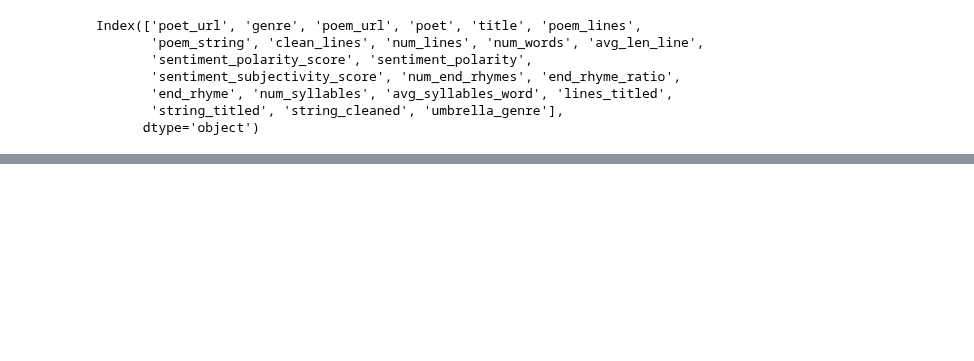
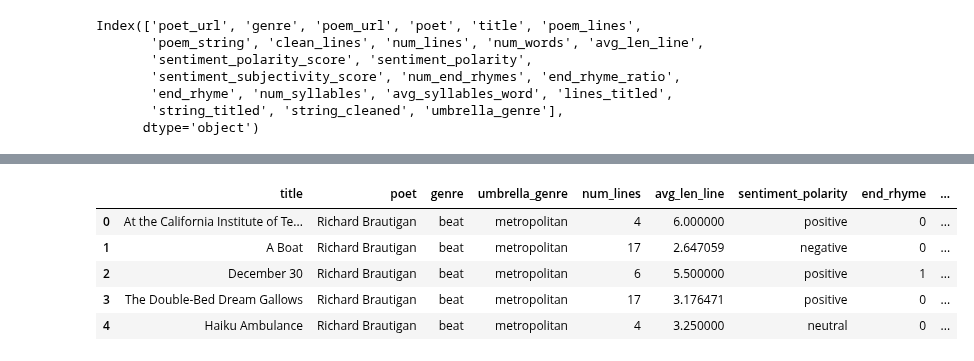
Before and after one commit to p-szymo/poetry_genre_classifier, a Jupyter notebook: 05_recommendation_system.ipynb, the cells around one changed output, grey strips where cells are left out. Saved outputs shown, nothing was run; the diff lists cells and outputs as text; code cells hidden in the pictures; blank space fills up the shorter version.

```diff
--- a/05_recommendation_system.ipynb
+++ b/05_recommendation_system.ipynb
@@ -76,19 +72,0 @@ df.reset_index(drop=True, inplace=True)
-# %%
-from surprise import Dataset
-from surprise import Reader
-
-# This is the same data that was plotted for similarity earlier
-# with one new user "E" who has rated only movie 1
-ratings_dict = {
-    "item": [1, 2, 1, 2, 1, 2, 1, 2, 1],
-    "user": ['A', 'A', 'B', 'B', 'C', 'C', 'D', 'D', 'E'],
-    "rating": [1, 2, 2, 4, 2.5, 4, 4.5, 5, 3],
-}
-
-df = pd.DataFrame(ratings_dict)
-reader = Reader(rating_scale=(1, 5))
-
-# Loads Pandas dataframe
-data = Dataset.load_from_df(df[["user", "item", "rating"]], reader)
-# Loads the builtin Movielens-100k data
-movielens = Dataset.load_builtin('ml-100k')
@@ -169,3 +72,0 @@ len(genre_ids)
-# %%
-row = [iname, ipassword, iemail]
-df.loc[len(df)] = row
@@ -284,0 +85,18 @@ df_ratings_umbrella
+# %%
+# drop poems in 'other' umbrella genre
+df = df[df.umbrella_genre != 'other']
+
+# take necessary columns
+df = df[['title', 'poet', 'genre', 'umbrella_genre', 'num_lines', 'avg_len_line', 'sentiment_polarity',
+         'end_rhyme', 'poem_url', 'string_titled']]
+
+# reset the index
+df.reset_index(drop=True, inplace=True)
+# %%
+# uncomment to save
+with gzip.open('data/poetry_rec_system.pkl', 'wb') as goodbye:
+    pickle.dump(df, goodbye, protocol=pickle.HIGHEST_PROTOCOL)
+
+# uncomment to load
+with gzip.open('data/poetry_rec_system.pkl', 'rb') as hello:
+    df = pickle.load(hello)
@@ -284,0 +116,9 @@ df_ratings_umbrella
+# %%
+df.head()
+# %% [output]
+|  | title | poet | genre | umbrella_genre | num_lines | avg_len_line | sentiment_polarity | end_rhyme | ... |
+| 0 | At the California Institute of Te... | Richard Brautigan | beat | metropolitan | 4 | 6.000000 | positive | 0 | ... |
+| 1 | A Boat | Richard Brautigan | beat | metropolitan | 17 | 2.647059 | negative | 0 | ... |
+| 2 | December 30 | Richard Brautigan | beat | metropolitan | 6 | 5.500000 | positive | 1 | ... |
+| 3 | The Double-Bed Dream Gallows | Richard Brautigan | beat | metropolitan | 17 | 3.176471 | positive | 0 | ... |
+| 4 | Haiku Ambulance | Richard Brautigan | beat | metropolitan | 4 | 3.250000 | neutral | 0 | ... |
```
Also changed, not shown: parts of 44 cells of this notebook, 3 other files.
